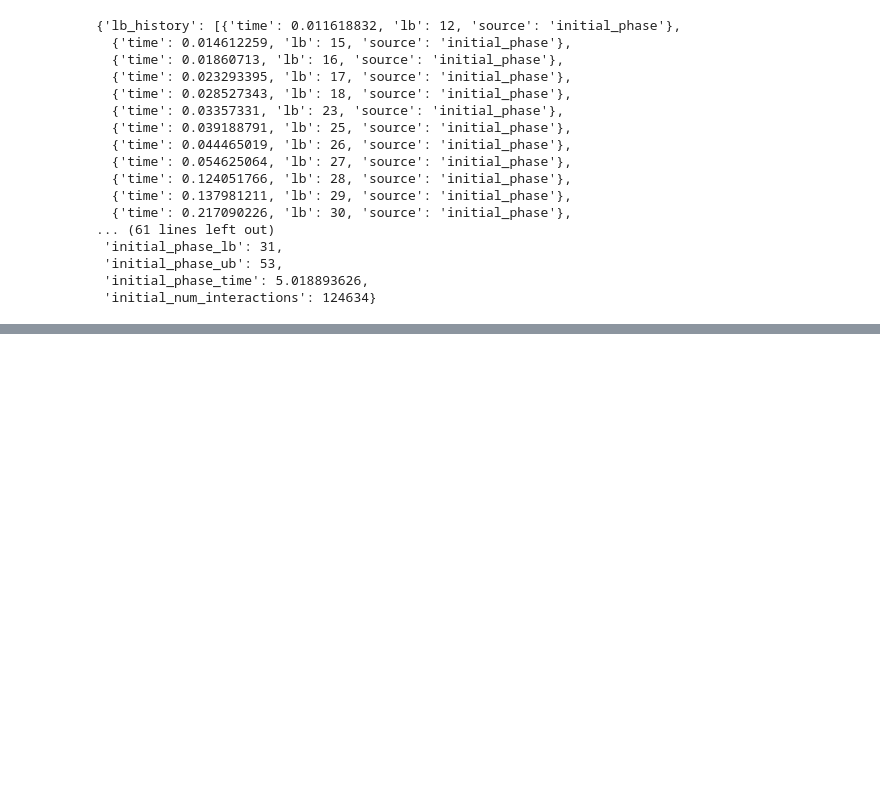
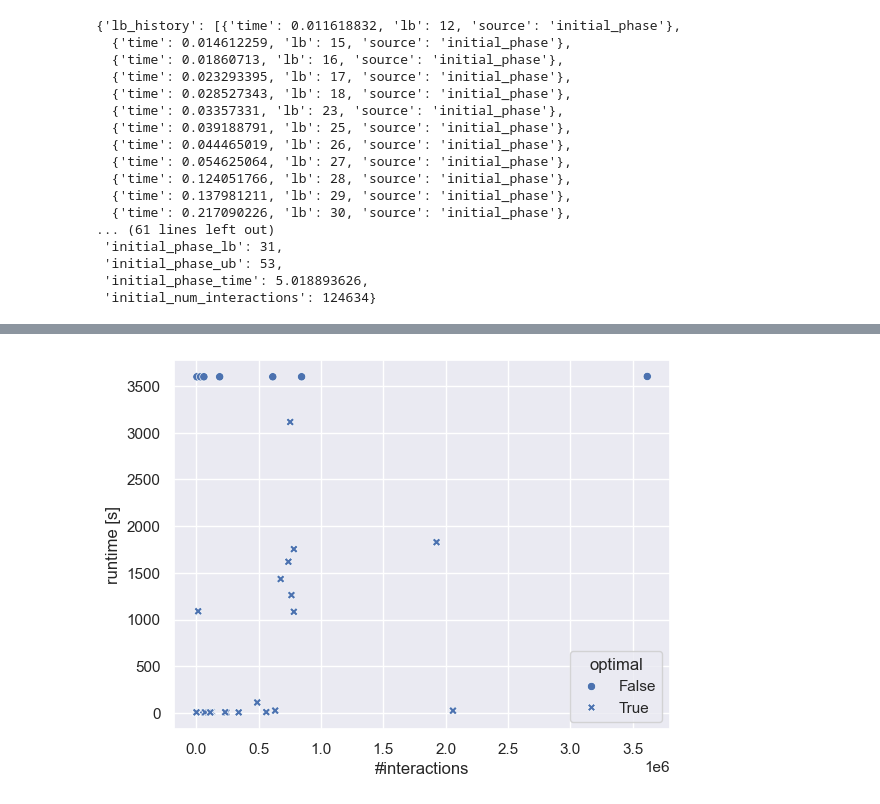
Before and after one commit to phillip-keldenich/sammy, a Jupyter notebook: experiments/02_run_default_params/03_analysis.ipynb, the cells around one changed output, grey strips where cells are left out. Cells and saved outputs as stored; diff of their text form; code cells hidden in the pictures; blank space fills up the shorter version.

```diff
--- a/experiments/02_run_default_params/03_analysis.ipynb
+++ b/experiments/02_run_default_params/03_analysis.ipynb
@@ -144,0 +275,8 @@ extra_data
+# %%
+reduced_to_samplns_instances["optimal"] = reduced_to_samplns_instances["lb"] >= reduced_to_samplns_instances["ub"]
+sns.scatterplot(data=reduced_to_samplns_instances, x="initial_num_interactions", y="total_time", style="optimal")
+plt.gca().set_xlabel("#interactions")
+plt.gca().set_ylabel("runtime [s]")
+plt.savefig("time_to_optimality.pdf", bbox_inches="tight")
+# %% [output]
+[figure, added]
```
Also changed, not shown: parts of 11 cells of this notebook.
